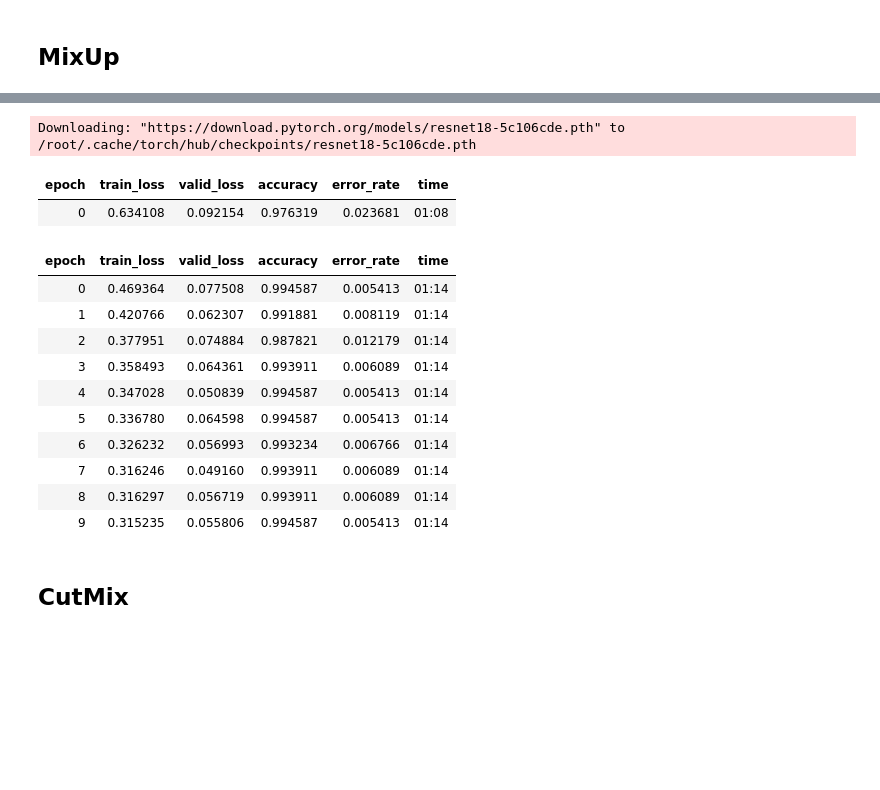
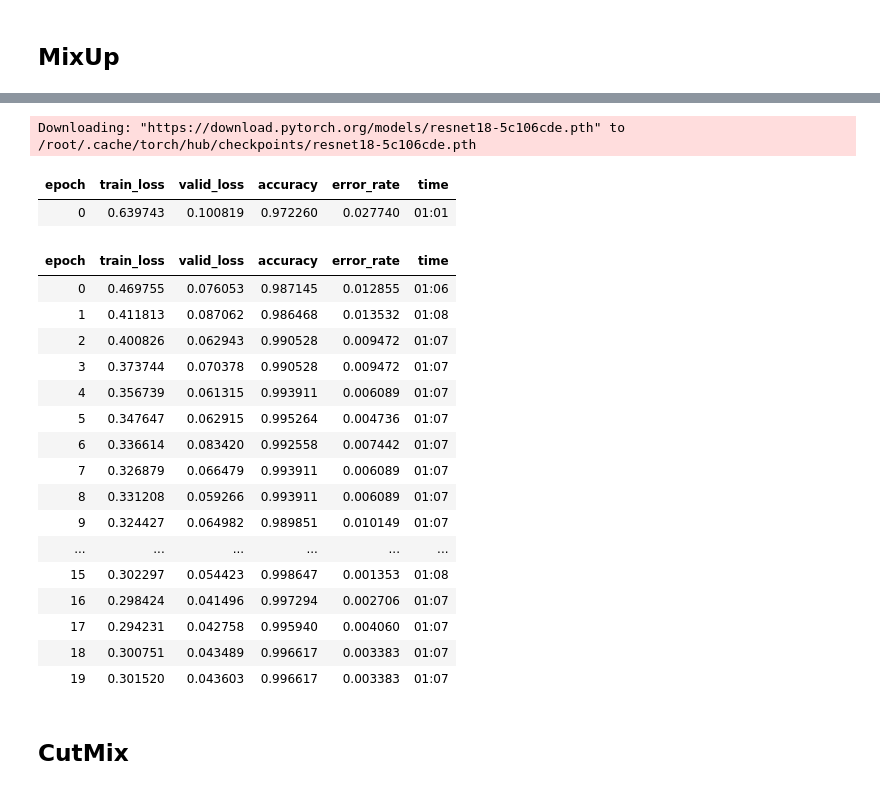
Before and after one commit to LevanBerelidze/cs-550-homework, a Jupyter notebook: Problem_1.ipynb, the cells around one changed output, grey strips where cells are left out. Saved outputs shown, nothing was run; the diff lists cells and outputs as text; code cells hidden in the pictures; blank space fills up the shorter version.

```diff
--- a/Problem_1.ipynb
+++ b/Problem_1.ipynb
@@ -38,21 +66,27 @@ dls.show_batch(b=(mixup.x,mixup.y), ctxs=axs.flatten())
 # %%
 learn = cnn_learner(dls, resnet18, loss_func=CrossEntropyLossFlat(), metrics=[accuracy, error_rate])
-learn.fine_tune(10, cbs=mixup)
+learn.fine_tune(20, cbs=mixup)
 # %% [output]
 Downloading: "https://download.pytorch.org/models/resnet18-5c106cde.pth" to /root/.cache/torch/hub/checkpoints/resnet18-5c106cde.pth
 | epoch | train_loss | valid_loss | accuracy | error_rate | time |
-| 0 | 0.634108 | 0.092154 | 0.976319 | 0.023681 | 01:08 |
+| 0 | 0.639743 | 0.100819 | 0.972260 | 0.027740 | 01:01 |
 | epoch | train_loss | valid_loss | accuracy | error_rate | time |
-| 0 | 0.469364 | 0.077508 | 0.994587 | 0.005413 | 01:14 |
-| 1 | 0.420766 | 0.062307 | 0.991881 | 0.008119 | 01:14 |
-| 2 | 0.377951 | 0.074884 | 0.987821 | 0.012179 | 01:14 |
-| 3 | 0.358493 | 0.064361 | 0.993911 | 0.006089 | 01:14 |
-| 4 | 0.347028 | 0.050839 | 0.994587 | 0.005413 | 01:14 |
-| 5 | 0.336780 | 0.064598 | 0.994587 | 0.005413 | 01:14 |
-| 6 | 0.326232 | 0.056993 | 0.993234 | 0.006766 | 01:14 |
-| 7 | 0.316246 | 0.049160 | 0.993911 | 0.006089 | 01:14 |
-| 8 | 0.316297 | 0.056719 | 0.993911 | 0.006089 | 01:14 |
-| 9 | 0.315235 | 0.055806 | 0.994587 | 0.005413 | 01:14 |
+| 0 | 0.469755 | 0.076053 | 0.987145 | 0.012855 | 01:06 |
+| 1 | 0.411813 | 0.087062 | 0.986468 | 0.013532 | 01:08 |
+| 2 | 0.400826 | 0.062943 | 0.990528 | 0.009472 | 01:07 |
+| 3 | 0.373744 | 0.070378 | 0.990528 | 0.009472 | 01:07 |
+| 4 | 0.356739 | 0.061315 | 0.993911 | 0.006089 | 01:07 |
+| 5 | 0.347647 | 0.062915 | 0.995264 | 0.004736 | 01:07 |
+| 6 | 0.336614 | 0.083420 | 0.992558 | 0.007442 | 01:07 |
+| 7 | 0.326879 | 0.066479 | 0.993911 | 0.006089 | 01:07 |
+| 8 | 0.331208 | 0.059266 | 0.993911 | 0.006089 | 01:07 |
+| 9 | 0.324427 | 0.064982 | 0.989851 | 0.010149 | 01:07 |
+| ... | ... | ... | ... | ... | ... |
+| 15 | 0.302297 | 0.054423 | 0.998647 | 0.001353 | 01:08 |
+| 16 | 0.298424 | 0.041496 | 0.997294 | 0.002706 | 01:07 |
+| 17 | 0.294231 | 0.042758 | 0.995940 | 0.004060 | 01:07 |
+| 18 | 0.300751 | 0.043489 | 0.996617 | 0.003383 | 01:07 |
+| 19 | 0.301520 | 0.043603 | 0.996617 | 0.003383 | 01:07 |
 # %% [markdown]
 ## CutMix
 # %%
```
Also changed, not shown: parts of 8 cells of this notebook.
